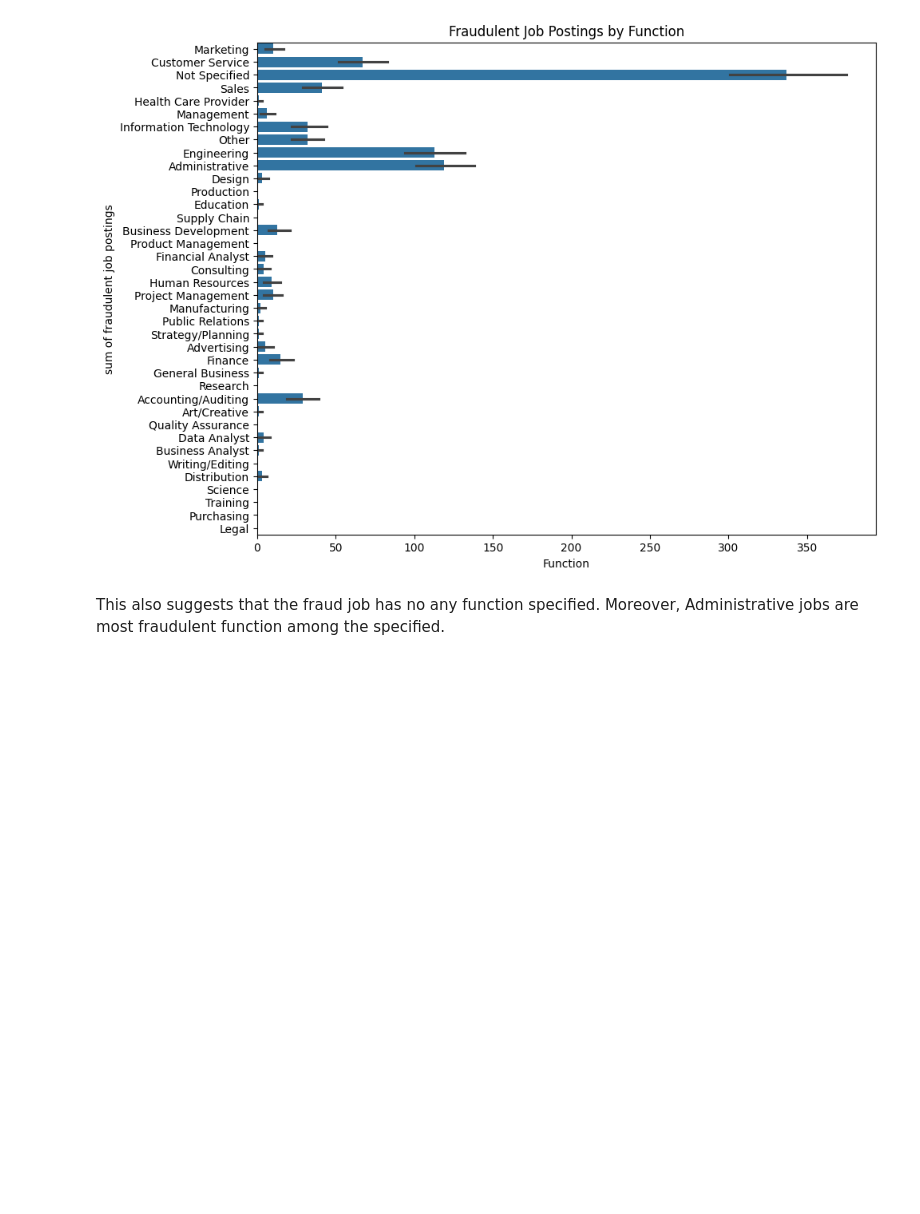
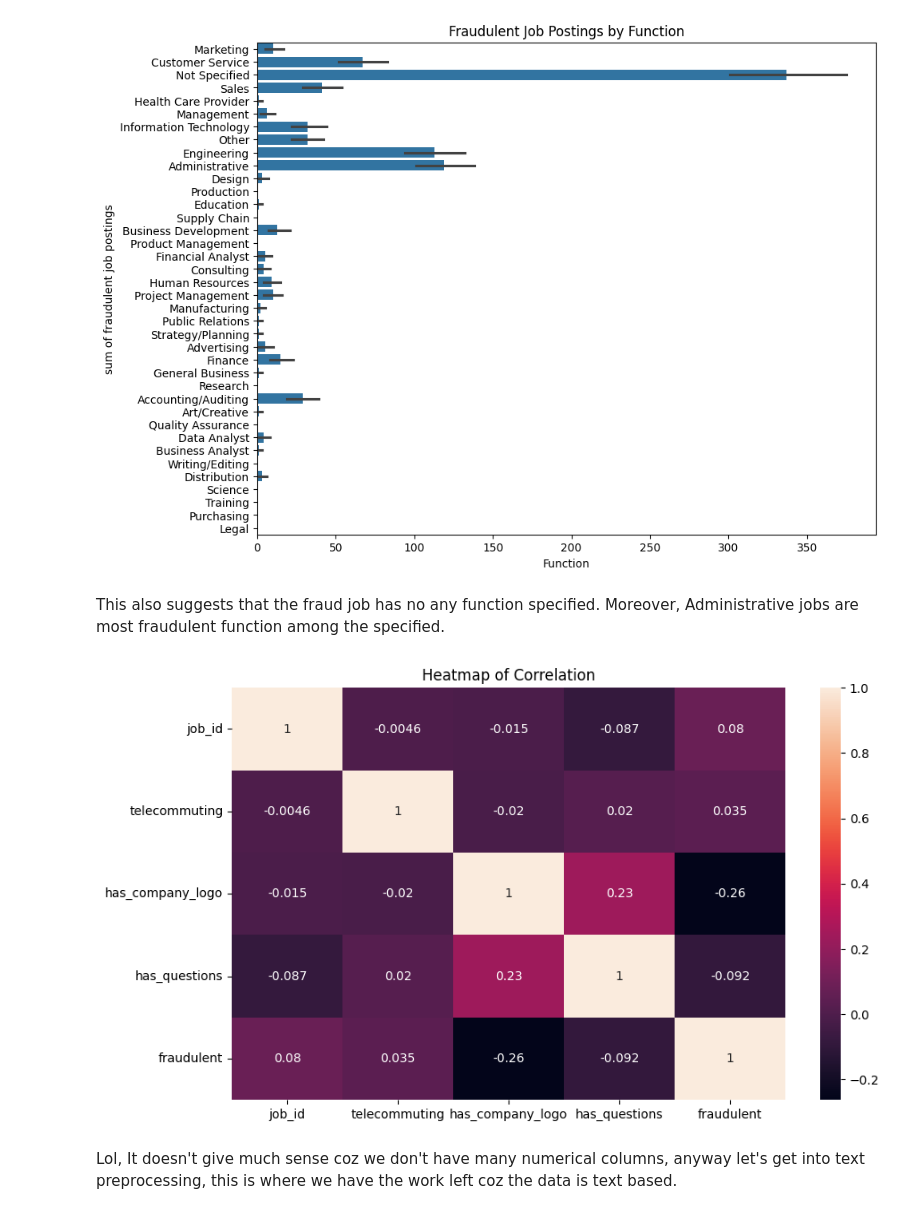
Before and after one commit to VictorAbhi/Job_Scam_Prediction, a Jupyter notebook: job_scam_prediction.ipynb, the cells around one changed output. Saved outputs shown, nothing was run; the diff lists cells and outputs as text; code cells hidden in the pictures; blank space fills up the shorter version.

```diff
--- a/job_scam_prediction.ipynb
+++ b/job_scam_prediction.ipynb
@@ -199,3 +199,14 @@ plt.show()
 [figure]
 # %% [markdown]
 <p>This also suggests that the fraud job has no any function specified. Moreover, Administrative jobs are most fraudulent function among the specified.</p>
+# %%
+# heatmap of correlation
+plt.figure(figsize=(10, 6))
+df_corr = df.select_dtypes(include='number')
+sns.heatmap(df_corr.corr(), annot=True)
+plt.title('Heatmap of Correlation')
+plt.show()
+# %% [output]
+[figure, added]
+# %% [markdown]
+<p>Lol, It doesn't give much sense coz we don't have many numerical columns, anyway let's get into text preprocessing, this is where we have the work left coz the data is text based. </p>
```
Also changed, not shown: parts of 6 cells of this notebook.
